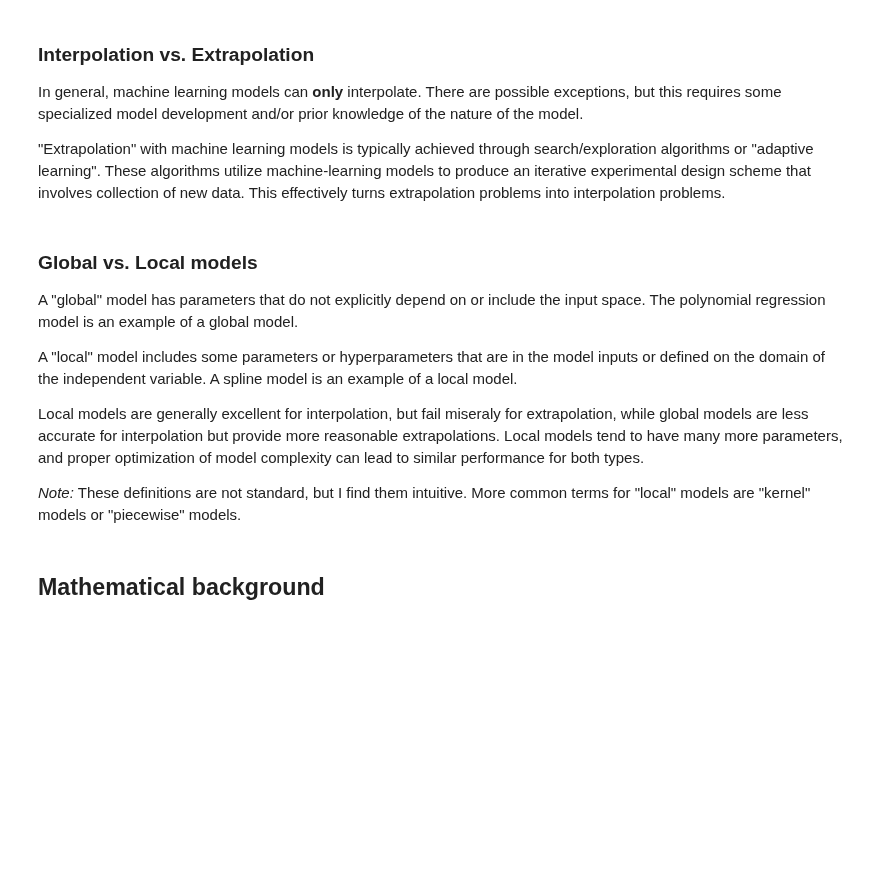
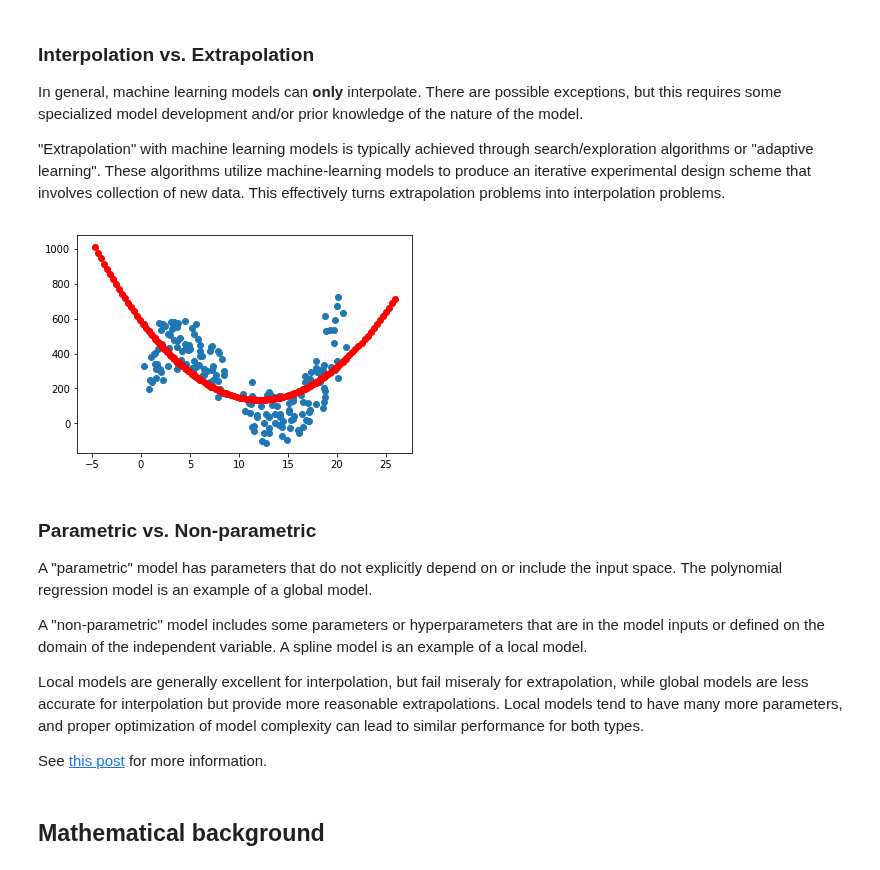
Before and after one commit to medford-group/data_analytics_for_engineers, a Jupyter notebook: lectures/2-basic_concepts_in_machine_learning.ipynb, the cells around one changed output. Cells and saved outputs as stored; diff of their text form; code cells hidden in the pictures; blank space fills up the shorter version.

```diff
--- a/lectures/2-basic_concepts_in_machine_learning.ipynb
+++ b/lectures/2-basic_concepts_in_machine_learning.ipynb
@@ -228,21 +259,23 @@ In general, machine learning models can **only** interpolate. There are possible
 # %%
 x_extrap = np.linspace(min(x)-5, max(x)+5, 100)
 X_extrap = polynomial_features(x_extrap, N)
 
-y_extrap = modebl.predict(X_extrap) #<- try to make a prediction out of original bounds
+y_extrap = model.predict(X_extrap) #<- try to make a prediction out of original bounds
 
 ax.scatter(X_extrap[:,1],y_extrap,color='r')
 fig
+# %% [output]
+[figure, added]
 # %% [markdown]
-### Global vs. Local models
+### Parametric vs. Non-parametric
 
-A "global" model has parameters that do not explicitly depend on or include the input space. The polynomial regression model is an example of a global model.
+A "parametric" model has parameters that do not explicitly depend on or include the input space. The polynomial regression model is an example of a global model.
 
-A "local" model includes some parameters or hyperparameters that are in the model inputs or defined on the domain of the independent variable. A spline model is an example of a local model.
+A "non-parametric" model includes some parameters or hyperparameters that are in the model inputs or defined on the domain of the independent variable. A spline model is an example of a local model.
 
 Local models are generally excellent for interpolation, but fail miseraly for extrapolation, while global models are less accurate for interpolation but provide more reasonable extrapolations. Local models tend to have many more parameters, and proper optimization of model complexity can lead to similar performance for both types.
 
-*Note:* These definitions are not standard, but I find them intuitive. More common terms for "local" models are "kernel" models or "piecewise" models.
+See [this post](https://machinelearningmastery.com/parametric-and-nonparametric-machine-learning-algorithms/) for more information.
 # %% [markdown]
 ## Mathematical background
 # %% [markdown]
```
Also changed, not shown: parts of 21 cells of this notebook, 1 other file.
